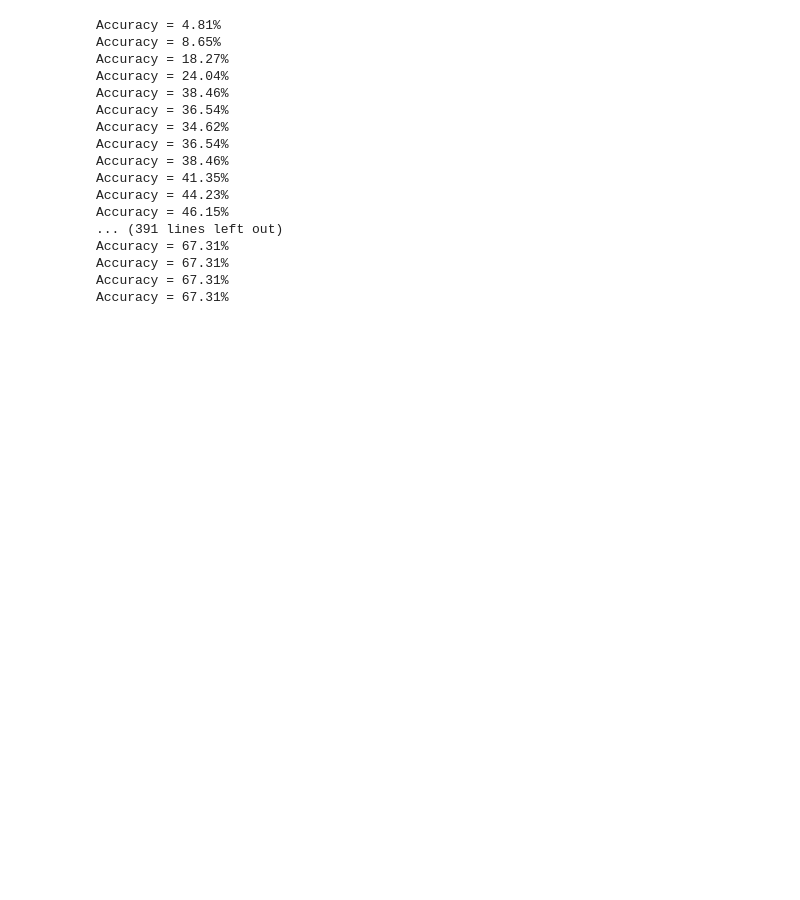
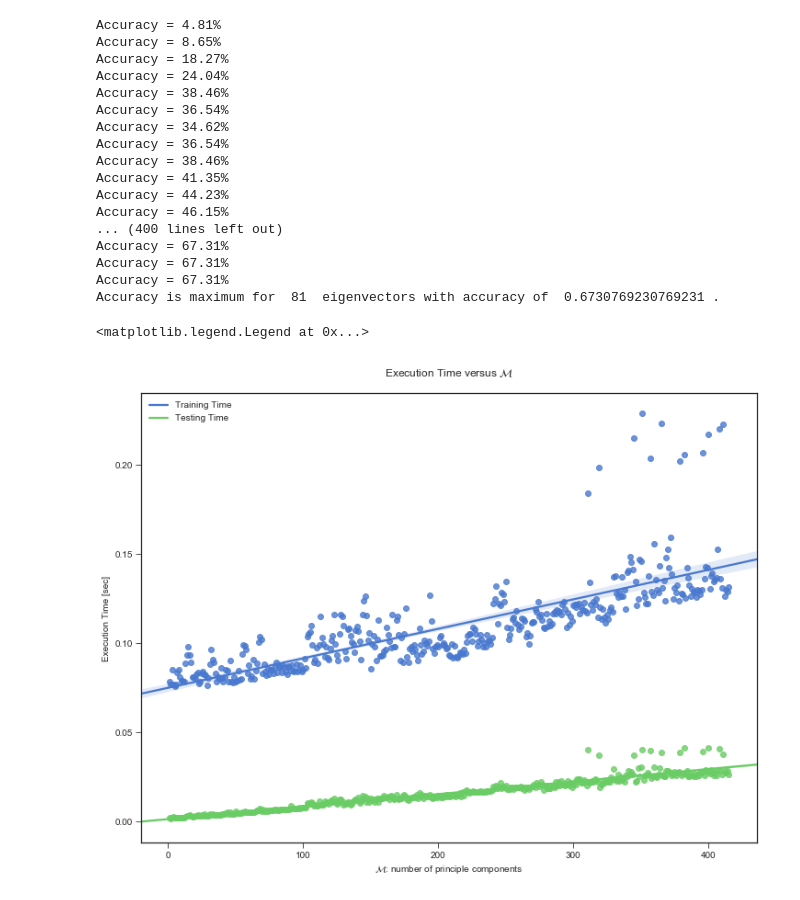
Before and after one commit to RajanPatel97/PCA-and-PCA-LDA-Ensemble-for-Face-Recognition, a Jupyter notebook: Q1 P2.ipynb, the cells around one changed output. Cells and saved outputs as stored; diff of their text form; code cells hidden in the pictures; blank space fills up the shorter version.

```diff
--- a/Q1 P2.ipynb
+++ b/Q1 P2.ipynb
@@ -147,6 +147,10 @@ class PCA(object):
         A_hat = A_hat + self.mean
         return A_hat
 # %%
+import time
+import os
+import psutil
+
 # KNN Classifer
 from sklearn.neighbors import KNeighborsClassifier
 
@@ -155,9 +159,17 @@ standard = False
 M_train = []
 acc_train = []
 
+time_train_nn = []
+time_test_nn = []
+mem_nn = []
+
+M_ideal = None
+acc_max = 0
+
 D, N = X_train.shape
 
-while M < 408:
+while M < 416:
+    start = time.time()
 
     pca = PCA(n_comps=M, standard=standard)
 
@@ -165,15 +177,37 @@ while M < 408:
 
     I, K = X_test.shape
 
+    nn = KNeighborsClassifier(n_neighbors=1)
+    nn.fit(W_train.T, y_train.T.ravel())
+
+    end = time.time()
+
+    time_train_nn.append(end-start)
+
+    start = time.time()
+
     W_test = pca.transform(X_test)
 
-    nn = KNeighborsClassifier(n_neighbors=1)
-    nn.fit(W_train.T, y_train.T.ravel())
     acc = nn.score(W_test.T, y_test.T.ravel())
+
+    end = time.time()
+
+    time_test_nn.append(end-start)
+
     print('Accuracy = %.2f%%' % (acc * 100))
     acc_train.append(acc*100)
     M_train.append(M)
+
+    if (acc > acc_max):
+        M_ideal = M
+        acc_max = acc
+
+    mem_nn.append(psutil.Process(os.getpid()).memory_percent())
+
     M = M + 1
+
+
+print ("Accuracy is maximum for ", M_ideal, " eigenvectors with accuracy of ", acc_max, ".")
 # %% [output]
 Accuracy = 4.81%
 Accuracy = 8.65%
@@ -187,8 +221,25 @@ Accuracy = 38.46%
 Accuracy = 41.35%
 Accuracy = 44.23%
 Accuracy = 46.15%
-... (391 lines left out)
+... (400 lines left out)
 Accuracy = 67.31%
 Accuracy = 67.31%
 Accuracy = 67.31%
-Accuracy = 67.31%
+Accuracy is maximum for  81  eigenvectors with accuracy of  0.6730769230769231 .
+# %%
+import seaborn as sns
+
+Ms = np.arange(1,416)
+
+plt.figure()
+# plt.plot(Ms, train_dur)
+sns.regplot(x=Ms.reshape(-1, 1), y=np.array(time_train_nn))
+# plt.plot(Ms, test_dur)
+sns.regplot(x=Ms.reshape(-1, 1), y=np.array(time_test_nn))
+plt.title('Execution Time versus $\mathcal{M}$\n')
+plt.xlabel('$\mathcal{M}$: number of principle components')
+plt.ylabel('Execution Time [sec]')
+plt.legend(['Training Time', 'Testing Time'])
+# %% [output]
+<matplotlib.legend.Legend at 0x...>
+[figure, added]
```
Also changed, not shown: parts of 10 cells of this notebook, 1 other file.
